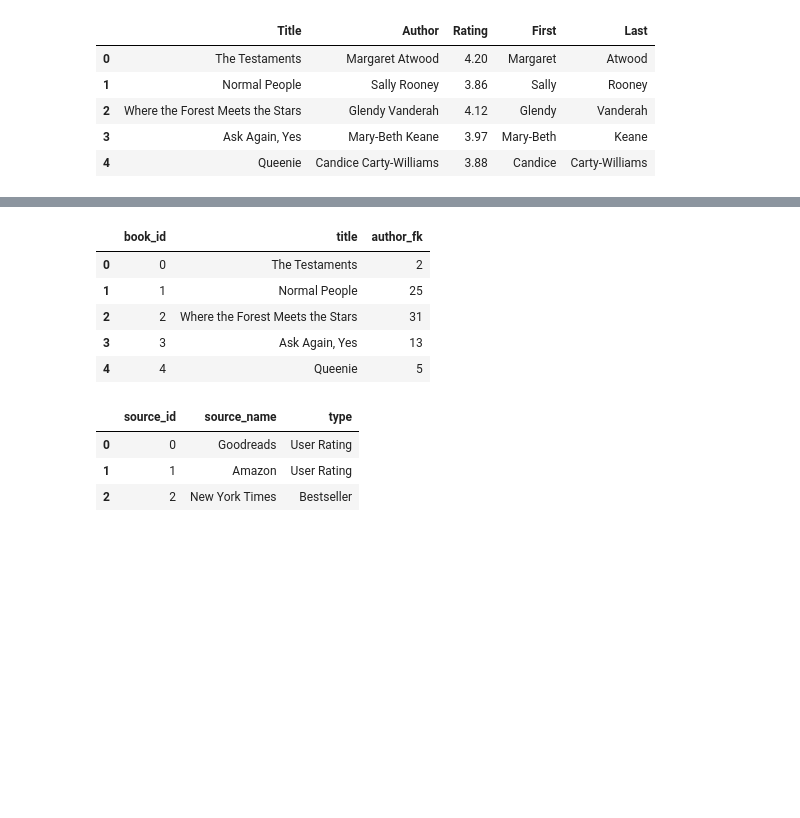
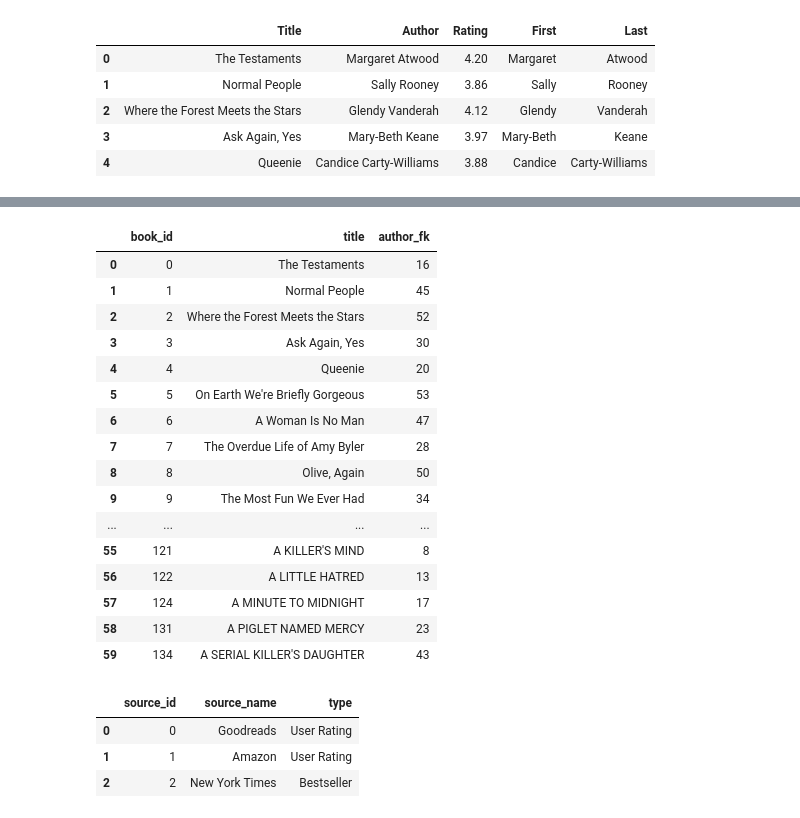
Before and after one commit to pander1405/ETL-Project, a Jupyter notebook: DatabaseTables.ipynb, the cells around one changed output, grey strips where cells are left out. Saved outputs shown, nothing was run; the diff lists cells and outputs as text; code cells hidden in the pictures; blank space fills up the shorter version.

```diff
--- a/DatabaseTables.ipynb
+++ b/DatabaseTables.ipynb
@@ -10,5 +11,6 @@ amazon_csv = 'Output/2019_Amazon-Best-Sellers_FullTable_AuthorNamesSplit.csv'
 # Read our Data file with the pandas library
 goodreads_orig = pd.read_csv(goodreads_csv, encoding='ISO-8859-1')
 amazon_orig = pd.read_csv(amazon_csv, encoding='ISO-8859-1')
-amazon_orig.head()
+nyt_orig = pd.read_csv(nyt_csv, encoding='ISO-8859-1')
+nyt_orig.head(60)
 # %% [output]
@@ -20,0 +34,6 @@ amazon_orig.head()
+# %%
+# get only relevant columns from nyt and rename columns
+nyt = nyt_orig[['Title', 'First', 'Last', 'Rank']]
+nyt['source'] ='New York Times'
+nyt = nyt.rename(columns={'Rank': 'Rating'})
+nyt.head()
@@ -59,8 +87,8 @@ goodreads.head()
 # Add two dataframes together
 total = goodreads_drop.copy()
 total = total.append(amazon)
-
-total.head()
+total = total.append(nyt)
+total.head(60)
 # %% [output]
 |  | Title | First | Last | Rating | source |
 | 0 | The Testaments | Margaret | Atwood | 4.20 | Goodreads |
@@ -73,6 +112,7 @@ total.head()
 author = pd.DataFrame(total.groupby(['Last','First']).count())
 author = author.reset_index()
 author_final = author[['First', 'Last']]
+author_final = author_final.drop_duplicates()
 author_final = author_final.reset_index()
 author_final = author_final.rename(columns={'index': 'author_id', 'First': 'first_name', 'Last': 'last_name'})
 author_final.head()
@@ -86,22 +126,35 @@ author_final.head()
 # %%
 # find the author's last name and replace with the author PK number
 books = total.copy()
+
 for name in author_final.index:
     books = books.replace(to_replace=author_final.iloc[name]['last_name'], value=author_final.loc[name]['author_id'])
 
 # Finish finageling the books table/dataframe using the index as a PK
 books_final = books[['Title', 'Last']]
 books_final = books_final.reset_index(drop=True)
+books_final = books_final.drop_duplicates()
 books_final = books_final.reset_index()
 books_final = books_final.rename(columns={'index': 'book_id', 'Title': 'title','Last': 'author_fk'})
 books_final.head()
 # %% [output]
 |  | book_id | title | author_fk |
-| 0 | 0 | The Testaments | 2 |
-| 1 | 1 | Normal People | 25 |
-| 2 | 2 | Where the Forest Meets the Stars | 31 |
-| 3 | 3 | Ask Again, Yes | 13 |
-| 4 | 4 | Queenie | 5 |
+| 0 | 0 | The Testaments | 16 |
+| 1 | 1 | Normal People | 45 |
+| 2 | 2 | Where the Forest Meets the Stars | 52 |
+| 3 | 3 | Ask Again, Yes | 30 |
+| 4 | 4 | Queenie | 20 |
+| 5 | 5 | On Earth We're Briefly Gorgeous | 53 |
+| 6 | 6 | A Woman Is No Man | 47 |
+| 7 | 7 | The Overdue Life of Amy Byler | 28 |
+| 8 | 8 | Olive, Again | 50 |
+| 9 | 9 | The Most Fun We Ever Had | 34 |
+| ... | ... | ... | ... |
+| 55 | 121 | A KILLER'S MIND | 8 |
+| 56 | 122 | A LITTLE HATRED | 13 |
+| 57 | 124 | A MINUTE TO MIDNIGHT | 17 |
+| 58 | 131 | A PIGLET NAMED MERCY | 23 |
+| 59 | 134 | A SERIAL KILLER'S DAUGHTER | 43 |
 # %%
 # Create source table/dataframe
 source = pd.DataFrame()
```
Also changed, not shown: parts of 8 cells of this notebook, 1 other file.
